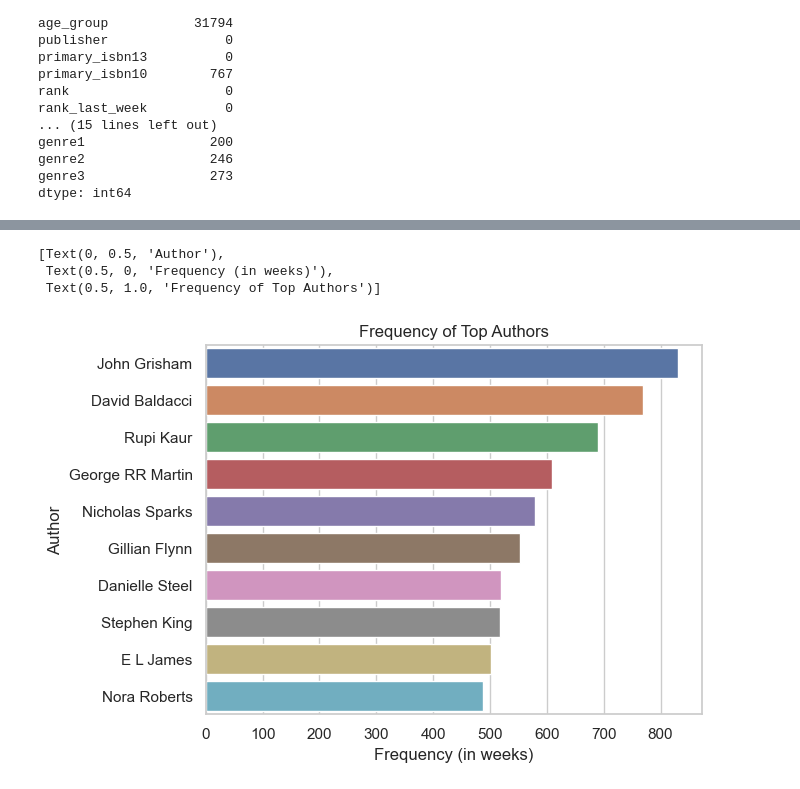
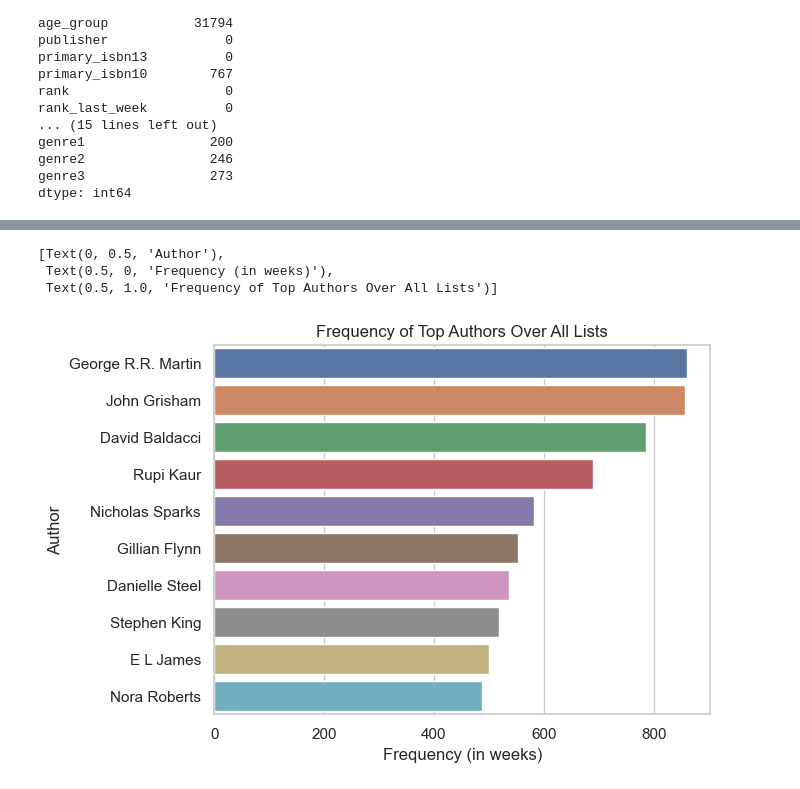
Before and after one commit to melaniewesson/bestseller_capstone, a Jupyter notebook: notebooks/bestsellers_analaysis.ipynb, the cells around one changed output, grey strips where cells are left out. Drawn from its saved outputs; the diff is of its cells as text; code cells hidden in the pictures.

Commit message:
trying to figure out merge issue

```diff
--- a/notebooks/bestsellers_analaysis.ipynb
+++ b/notebooks/bestsellers_analaysis.ipynb
@@ -258 +277,13 @@ full_merge.to_csv(r"C:\Users\melan\Documents\DA8\Projects\bestseller_capstone\da
+# %%
+#looks like I forgot to add the nyt_list after the API pull for this section of hardcover fiction.  Fix that
+full_merge['nyt_list'] = full_merge['nyt_list'].fillna('Hardcover Fiction')
+# %%
+#have some nyt_list as trade fiction paperback and some as trade paperback fiction.  Fix that
+full_merge['nyt_list'] = full_merge['nyt_list'].replace(['Trade Fiction Paperback'], 'Trade Paperback Fiction')
+# %%
+#Some of the authors are still in lowercase
+full_merge['author'] = full_merge['author'].str.title()
+# %%
+#George RR Martin is showing up with a couple different spacings.  Fix that
+full_merge['author'] = full_merge['author'].replace(['George Rr Martin', 'George R R Martin'], 'George R.R. Martin')
 # %%
@@ -262,13 +293,13 @@ top_10_authors = author_counts.head(10)
 # %%
 #Turn into a horizontal bar chart
 sns.set_theme(style="whitegrid")
 sns.set_color_codes("pastel")
 bar = sns.barplot(x=top_10_authors.values,
             y=top_10_authors.index,
             orient='h')
-bar.set(ylabel = "Author", xlabel= 'Frequency (in weeks)', title="Frequency of Top Authors")
+bar.set(ylabel = "Author", xlabel= 'Frequency (in weeks)', title="Frequency of Top Authors Over All Lists")
 # %% [output]
 [Text(0, 0.5, 'Author'),
  Text(0.5, 0, 'Frequency (in weeks)'),
- Text(0.5, 1.0, 'Frequency of Top Authors')]
+ Text(0.5, 1.0, 'Frequency of Top Authors Over All Lists')]
-[figure, old version]
+[figure, new version]
```
Also changed, not shown: parts of 12 cells of this notebook.
